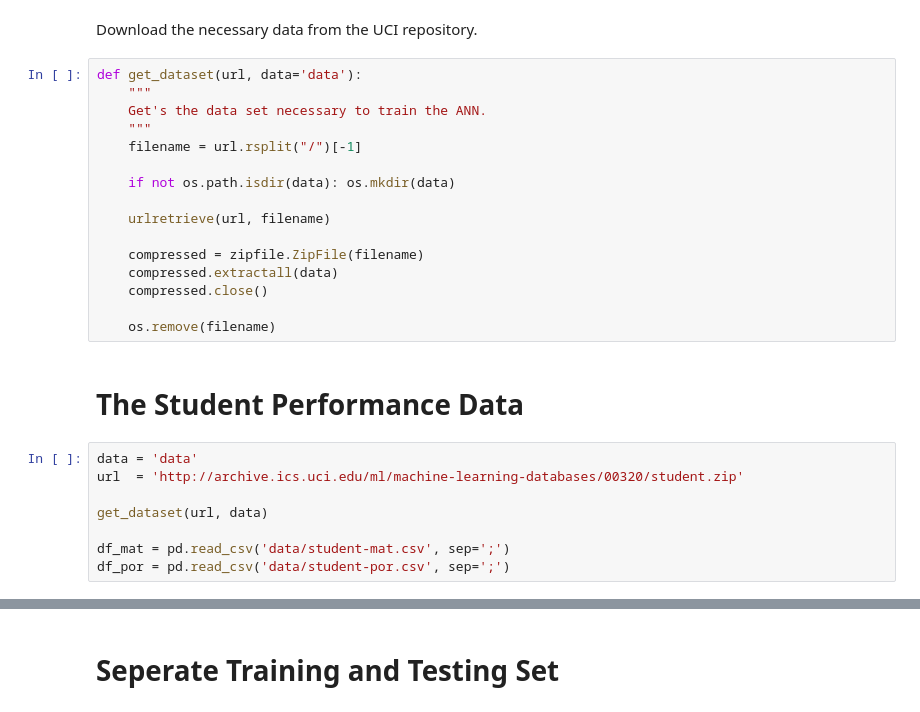
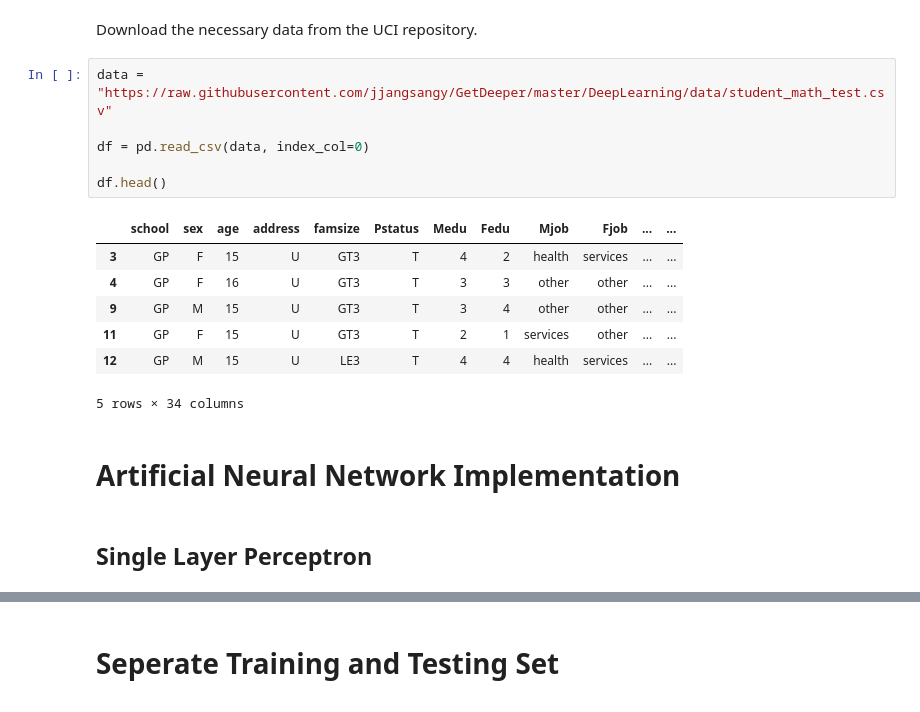
Before and after one commit to jjangsangy/GetDeeper, a Jupyter notebook: DeepLearning/PyNeuralNet.ipynb, the cells around one changed output, grey strips where cells are left out. Saved outputs shown, nothing was run; the diff lists cells and outputs as text.

```diff
--- a/DeepLearning/PyNeuralNet.ipynb
+++ b/DeepLearning/PyNeuralNet.ipynb
@@ -28,29 +35,21 @@ pd.set_option('precision', 3, 'notebook_repr_html', True)
 # Get The Data
 # %% [markdown]
 Download the necessary data from the UCI repository.
-# %%
-def get_dataset(url, data='data'):
-    """
-    Get's the data set necessary to train the ANN.
-    """
-    filename = url.rsplit("/")[-1]
-
-    if not os.path.isdir(data): os.mkdir(data)
-
-    urlretrieve(url, filename)
-
-    compressed = zipfile.ZipFile(filename)
-    compressed.extractall(data)
-    compressed.close()
-
-    os.remove(filename)
-# %% [markdown]
-# The Student Performance Data
-# %%
-data = 'data'
-url  = 'http://archive.ics.uci.edu/ml/machine-learning-databases/00320/student.zip'
-
-get_dataset(url, data)
-
-df_mat = pd.read_csv('data/student-mat.csv', sep=';')
-df_por = pd.read_csv('data/student-por.csv', sep=';')
+# %%
+data = "https://raw.githubusercontent.com/jjangsangy/GetDeeper/master/DeepLearning/data/student_math_test.csv"
+
+df = pd.read_csv(data, index_col=0)
+
+df.head()
+# %% [output]
+|  | school | sex | age | address | famsize | Pstatus | Medu | Fedu | Mjob | Fjob | ... | ... |
+| 3 | GP | F | 15 | U | GT3 | T | 4 | 2 | health | services | ... | ... |
+| 4 | GP | F | 16 | U | GT3 | T | 3 | 3 | other | other | ... | ... |
+| 9 | GP | M | 15 | U | GT3 | T | 3 | 4 | other | other | ... | ... |
+| 11 | GP | F | 15 | U | GT3 | T | 2 | 1 | services | other | ... | ... |
+| 12 | GP | M | 15 | U | LE3 | T | 4 | 4 | health | services | ... | ... |
+5 rows × 34 columns
+# %% [markdown]
+# Artificial Neural Network Implementation
+# %% [markdown]
+## Single Layer Perceptron
```
Also changed, not shown: parts of 17 cells of this notebook, 5 other files.
